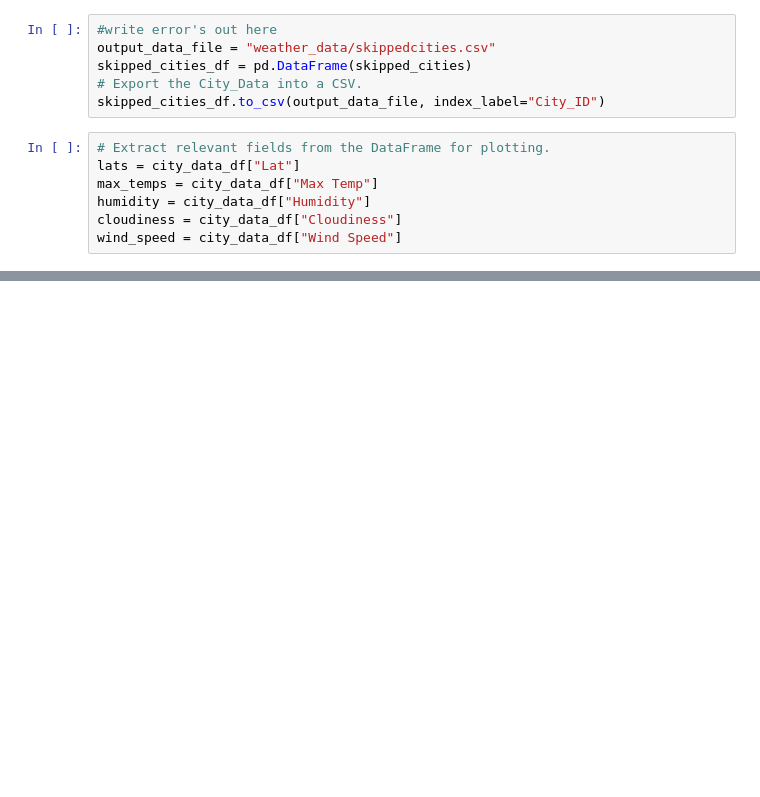
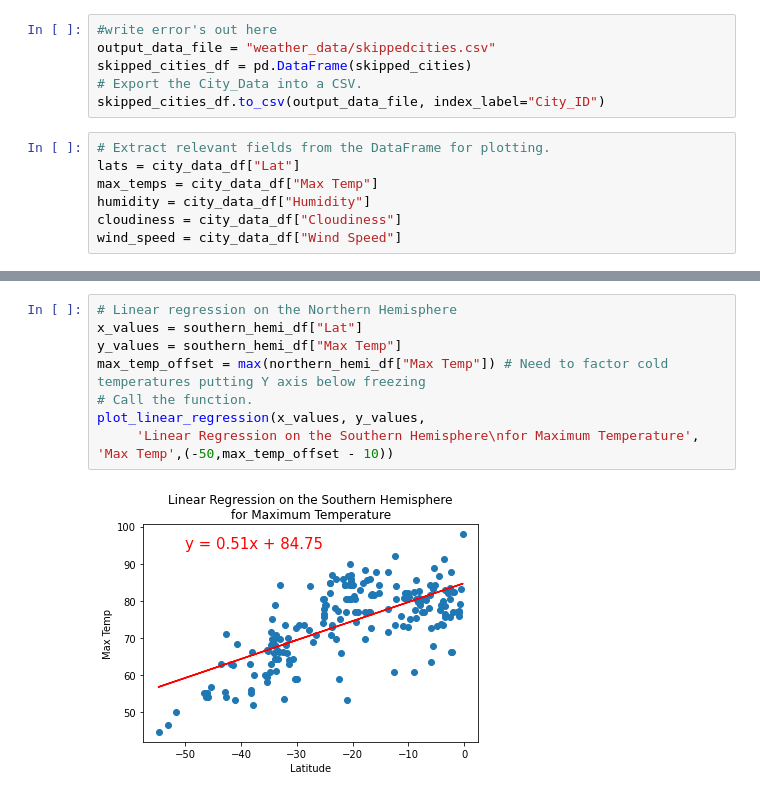
Before and after one commit to paulviet/World_Weather_Analysis, a Jupyter notebook: WeatherPy.ipynb, the cells around one changed output, grey strips where cells are left out. Cells and saved outputs as stored; diff of their text form; blank space fills up the shorter version.

```diff
--- a/WeatherPy.ipynb
+++ b/WeatherPy.ipynb
@@ -261,0 +303,10 @@ plt.show()
+# %%
+# Linear regression on the Northern Hemisphere
+x_values = southern_hemi_df["Lat"]
+y_values = southern_hemi_df["Max Temp"]
+max_temp_offset = max(northern_hemi_df["Max Temp"]) # Need to factor cold temperatures putting Y axis below freezing
+# Call the function.
+plot_linear_regression(x_values, y_values,
+     'Linear Regression on the Southern Hemisphere\nfor Maximum Temperature', 'Max Temp',(-50,max_temp_offset - 10))
+# %% [output]
+[figure, added]
```
Also changed, not shown: parts of 26 cells of this notebook, 1 other file.
